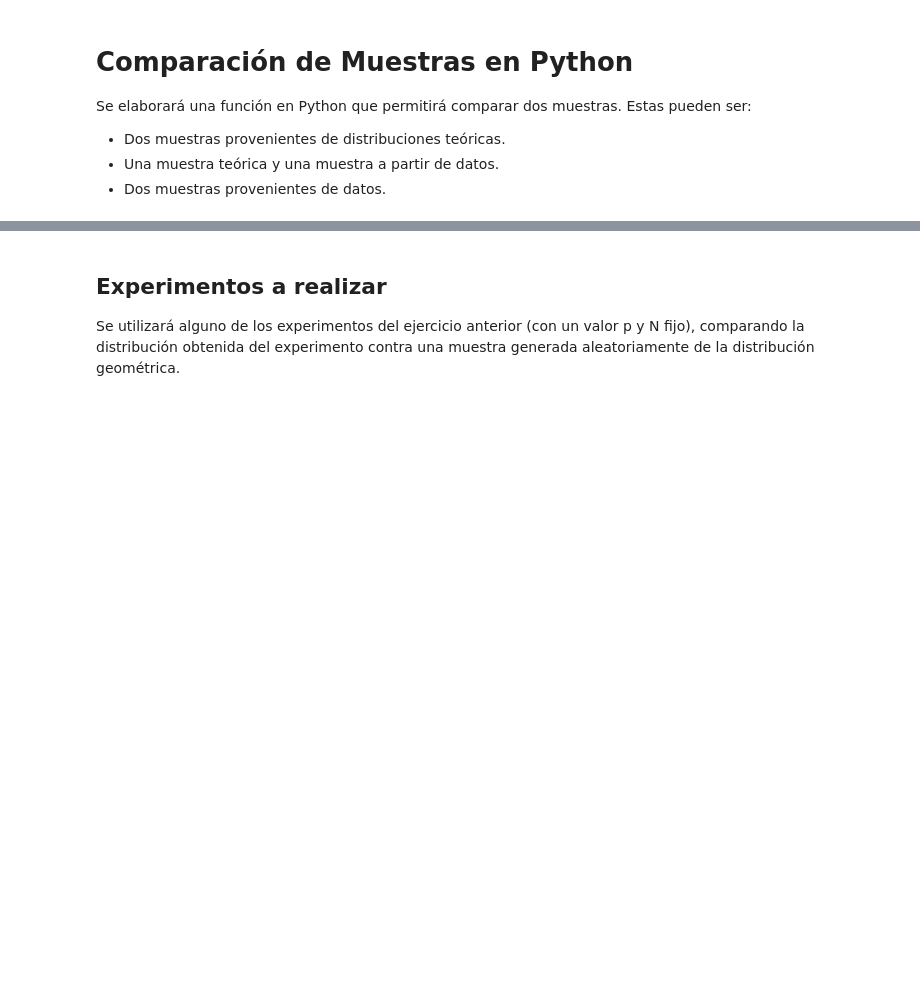
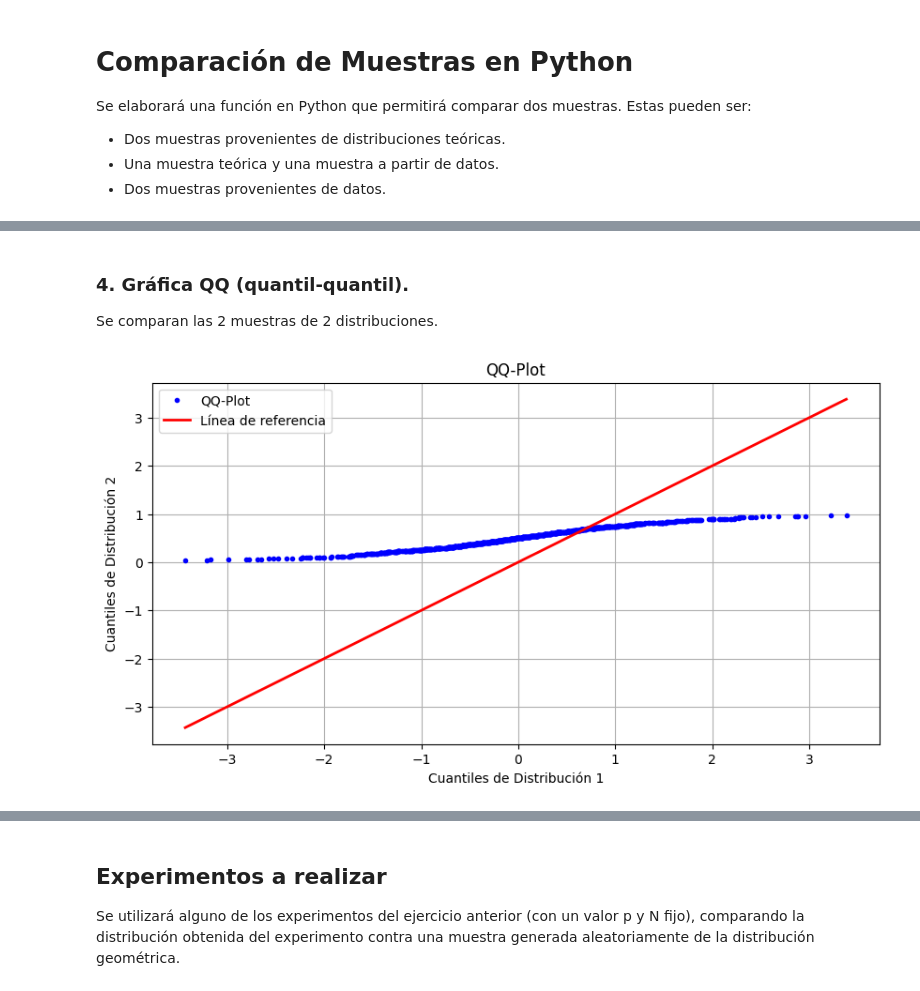
Before and after one commit to JosueSay/IntelligenceArtificial, a Jupyter notebook: labs/lab2/ejercicio2.ipynb, the cells around one changed output, grey strips where cells are left out. Drawn from its saved outputs; the diff is of its cells as text; code cells hidden in the pictures; blank space fills up the shorter version.

```diff
--- a/labs/lab2/ejercicio2.ipynb
+++ b/labs/lab2/ejercicio2.ipynb
@@ -18 +97,26 @@ print("parte1")
+# %% [markdown]
+### 4. **Gráfica QQ (quantil-quantil)**.
+
+Se comparan las 2 muestras de 2 distribuciones.
+# %%
+# Probabilidad por cuantil
+qqs = np.linspace(0., 1., 1001)[:-1]
+qq1 = np.quantile(data1, qqs)
+qq2 = np.quantile(data2, qqs)
+
+# Minimos y máximos para la línea de referencia
+minq = min(qq1.min(), qq2.min())
+maxq = max(qq1.max(), qq2.max())
+
+plt.figure(figsize=(10, 5))
+plt.plot(qq1, qq2, 'b.', drawstyle='steps-post', label="QQ-Plot")
+plt.plot([minq,maxq], [minq,maxq], 'r-', lw=2,label="Línea de referencia")
+plt.grid(True)
+plt.title('QQ-Plot')
+plt.xlabel('Cuantiles de Distribución 1')
+plt.ylabel('Cuantiles de Distribución 2')
+plt.legend()
+plt.show()
+# %% [output]
+[figure, added]
 # %% [markdown]
```
Also changed, not shown: parts of 18 cells of this notebook, 1 other file.
